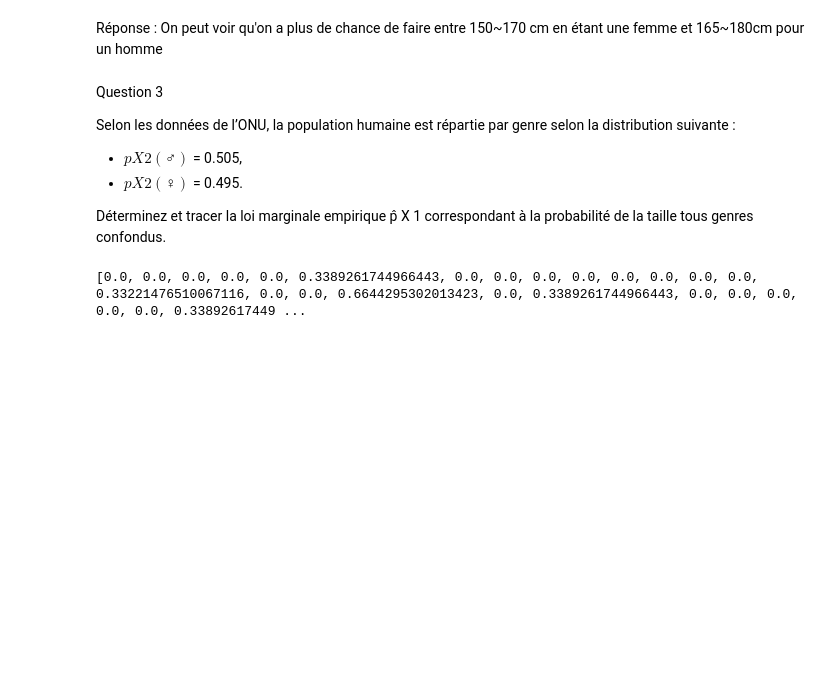
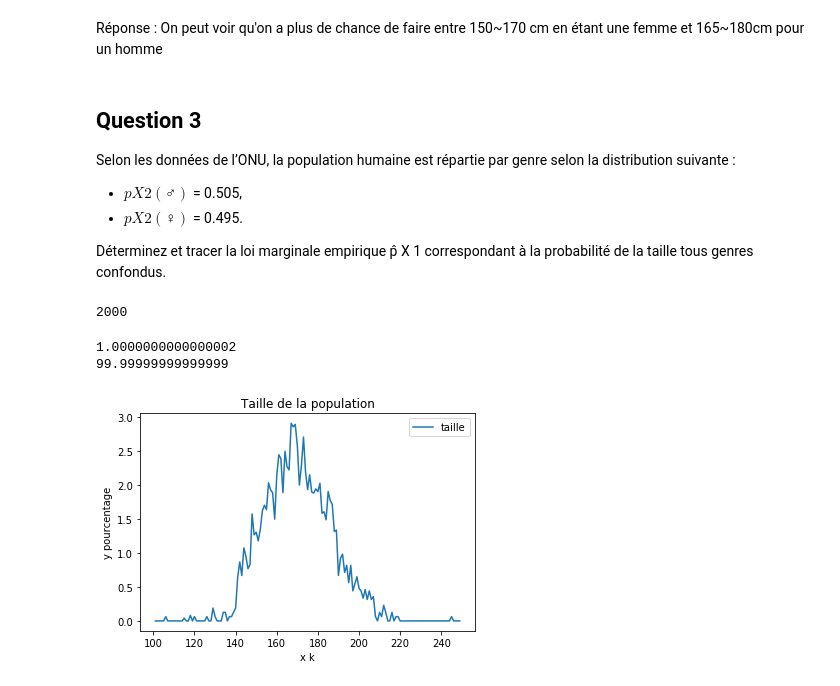
Before and after one commit to CelestineSauvage/a2di, a Jupyter notebook: TP2.ipynb, the cells around one changed output. Saved outputs shown, nothing was run; the diff lists cells and outputs as text; code cells hidden in the pictures; blank space fills up the shorter version.

```diff
--- a/TP2.ipynb
+++ b/TP2.ipynb
@@ -64,3 +74,3 @@ len(my_bins)
 # %%
-proba_h = [((x / len(h_h)) * 100) for x in h_h]
-proba_f = [((x / len(h_f)) * 100) for x in h_f]
+proba_h = [(x / len(taille_h)) for x in h_h]
+proba_f = [(x / len(taille_f)) for x in h_f]
@@ -111,7 +123,7 @@ plt.hist(taille_f, bins=my_bins)
 # %% [markdown]
 Réponse : On peut voir qu'on a plus de chance de faire entre 150~170 cm en étant une femme et 165~180cm pour un homme
 # %% [markdown]
-Question 3
+## Question 3
 
 Selon les données de l’ONU, la population humaine est répartie par genre selon la distribution suivante :
 
@@ -120,17 +132,44 @@ Selon les données de l’ONU, la population humaine est répartie par genre sel
 
 Déterminez et tracer la loi marginale empirique p̂ X 1 correspondant à la probabilité de la taille tous genres
 confondus.
+# %%
+nb_taille = len(taille_f)+len(taille_h)
+print(nb_taille)
+# %% [output]
+2000
 # %%
 min_h = min(taille_h)
 max_h = max(taille_h)
 min_f = min(taille_f)
 max_f = max(taille_f)
 
 n_h = 0.505
 n_f = 0.495
 
 proba = []
+pourcentage = []
 for i in range (len(my_bins)-1):
-    proba.append(proba_h[i]*n_h + proba_f[i]*n_f)
+    tmp = proba_h[i]*n_h + proba_f[i]*n_f
+    proba.append(tmp)
+    pourcentage.append(tmp*100)
+
+total = sum(proba)
+print(total)
+print(sum(pourcentage))
+
+pourcentage = np.array(pourcentage)
+
+plt.plot(my_bins[1::], pourcentage, label='taille')
+
+plt.xlabel('x k')
+plt.ylabel('y pourcentage')
+
+plt.title("Taille de la population")
+
+plt.legend()
+
+plt.show()
 # %% [output]
-[0.0, 0.0, 0.0, 0.0, 0.0, 0.3389261744966443, 0.0, 0.0, 0.0, 0.0, 0.0, 0.0, 0.0, 0.0, 0.33221476510067116, 0.0, 0.0, 0.6644295302013423, 0.0, 0.3389261744966443, 0.0, 0.0, 0.0, 0.0, 0.0, 0.33892617449 ...
+1.0000000000000002
+99.99999999999999
+[figure, added]
```
Also changed, not shown: parts of 24 cells of this notebook.
